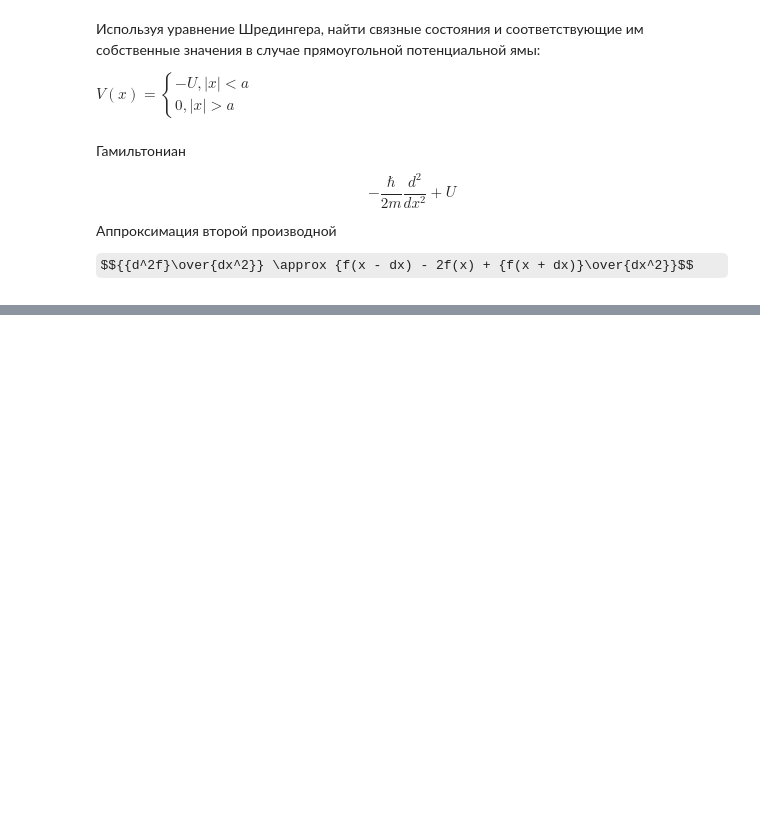
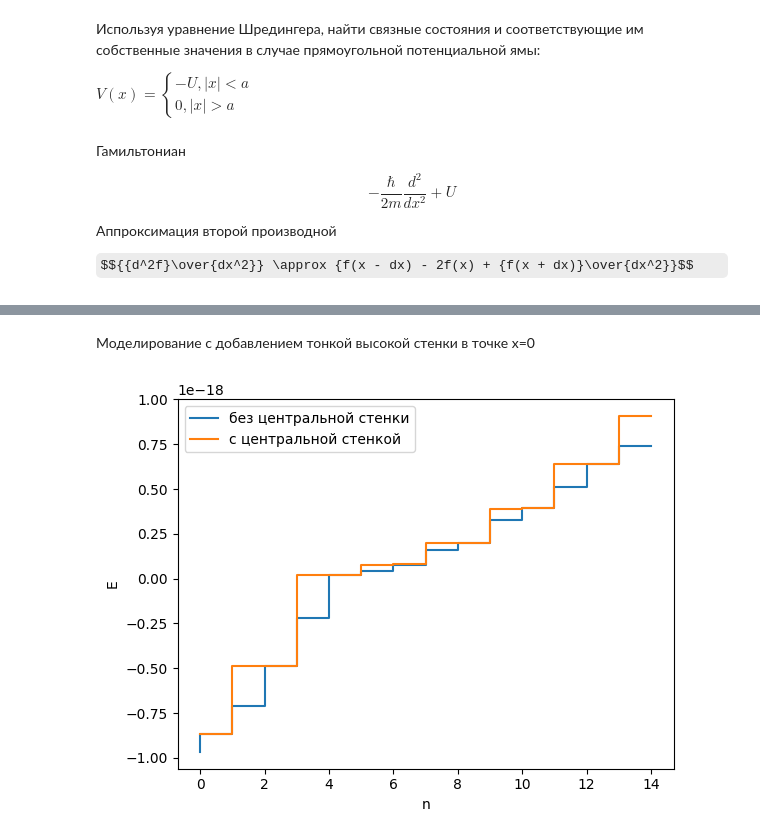
Before and after one commit to ZadneprovskiyNikolay/potential_pit, a Jupyter notebook: rectangular_pit_numerical.ipynb, the cells around one changed output, grey strips where cells are left out. Drawn from its saved outputs; the diff is of its cells as text; code cells hidden in the pictures; some formulas as TeX source; blank space fills up the shorter version.

Commit message:
feat: central partition experiment

```diff
--- a/rectangular_pit_numerical.ipynb
+++ b/rectangular_pit_numerical.ipynb
@@ -78,0 +80,33 @@ E4: -4.894917935384488e-19
+# %%
+Es = eigenvalues
+# %% [markdown]
+Моделирование с добавлением тонкой высокой стенки в точке x=0
+# %%
+i_partition = N // 2
+U_partition = 1
+
+# Гамильтониан
+H = np.zeros((N, N))
+c = -(h_bar**2)/(2*m*(dx**2))
+for i in range(N):
+    x = xs[i]
+    u = 0 if x < x_pit_min or x > x_pit_max else -U
+    if i == i_partition:
+        u = U_partition
+    H[i][i] = c*(-2) + u
+    if i > 0:
+        H[i][i-1] = c
+    if i < N - 1:
+        H[i][i+1] = c
+# %%
+eigenvalues, eigenvectors = eigh(H)
+Es_with_partition = eigenvalues
+# %%
+plt.plot(Es[:15], drawstyle='steps-pre', label='без центральной стенки')
+plt.plot(Es_with_partition[:15], drawstyle='steps-pre', label='c центральной стенкой')
+plt.xlabel("n")
+plt.ylabel("E")
+plt.legend()
+plt.show()
+# %% [output]
+[figure, added]
```
Also changed, not shown: parts of 3 cells of this notebook, 1 other file.
